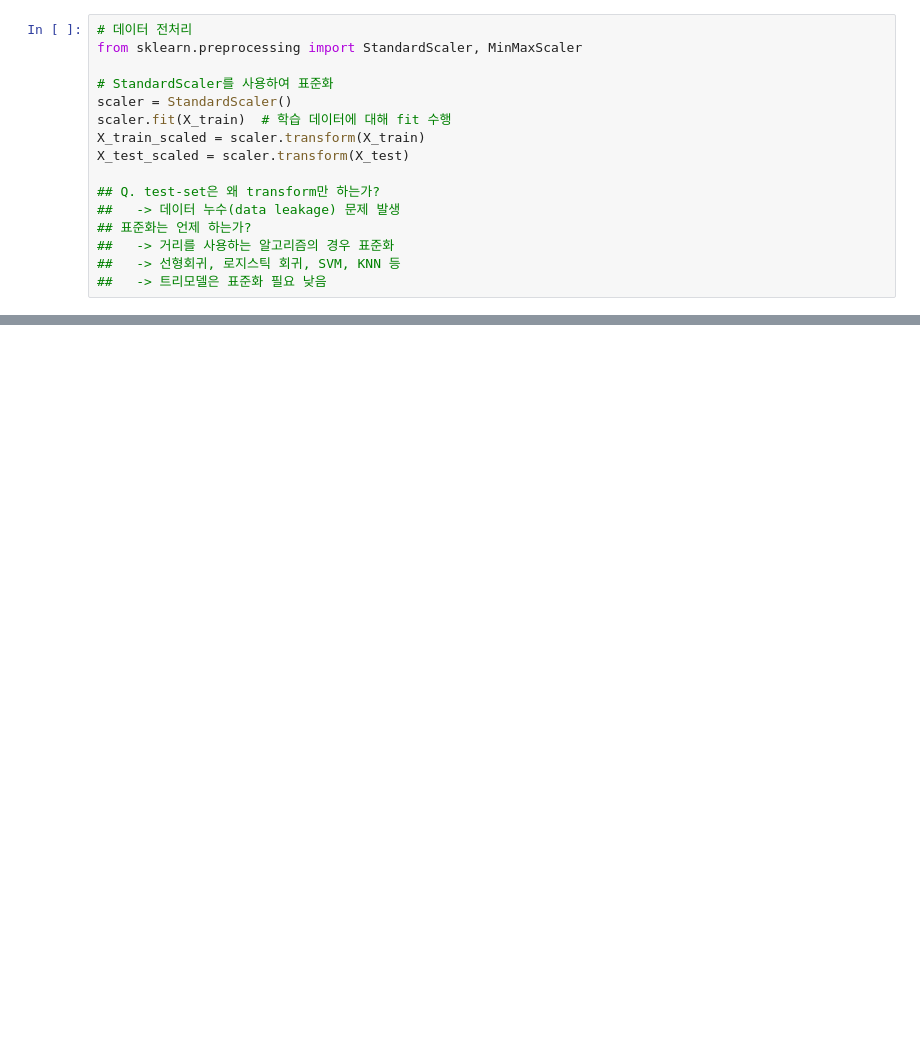
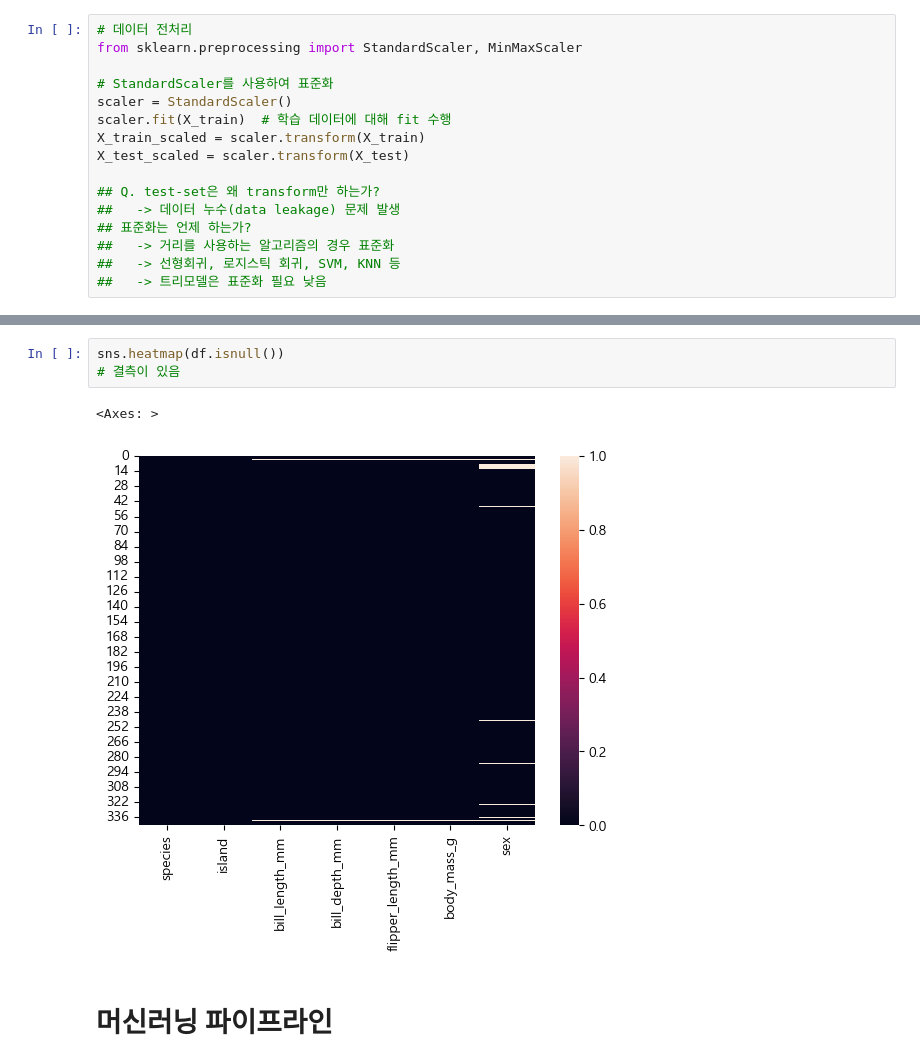
Before and after one commit to pookopook/AIchemist, a Jupyter notebook: ML_lecture/2026_python_from_Basic_to_ML/2609_python_ML/day02_python_ml_supervisedLearning.ipynb, the cells around one changed output, grey strips where cells are left out. Drawn from its saved outputs; the diff is of its cells as text; blank space fills up the shorter version.

```diff
--- a/ML_lecture/2026_python_from_Basic_to_ML/2609_python_ML/day02_python_ml_supervisedLearning.ipynb
+++ b/ML_lecture/2026_python_from_Basic_to_ML/2609_python_ML/day02_python_ml_supervisedLearning.ipynb
@@ -319,0 +433,8 @@ display(X_train_scaled.shape)
+# %%
+sns.heatmap(df.isnull())
+# 결측이 있음
+# %% [output]
+<Axes: >
+[figure, added]
+# %% [markdown]
+# 머신러닝 파이프라인
```
Also changed, not shown: parts of 31 cells of this notebook.
